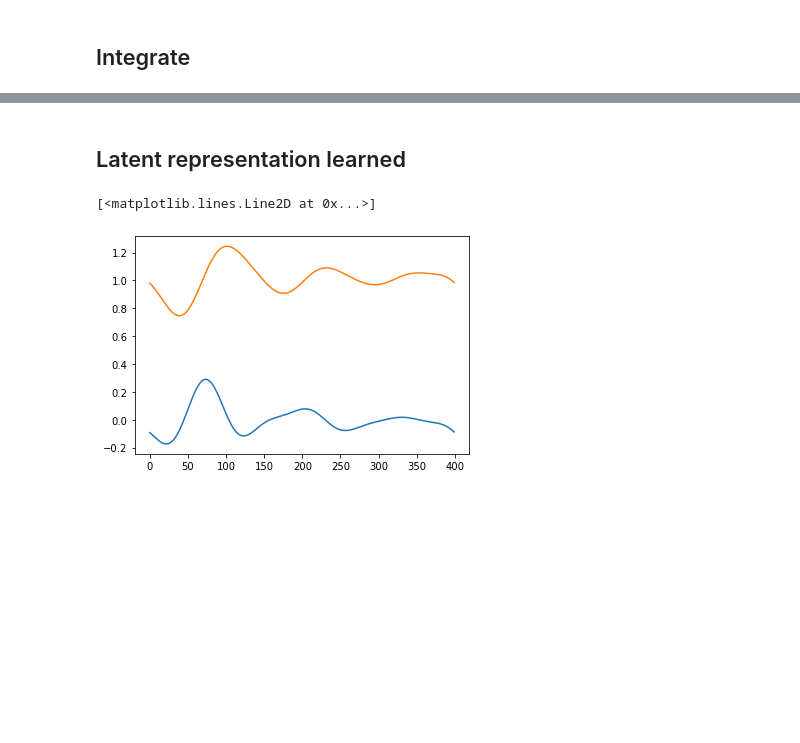
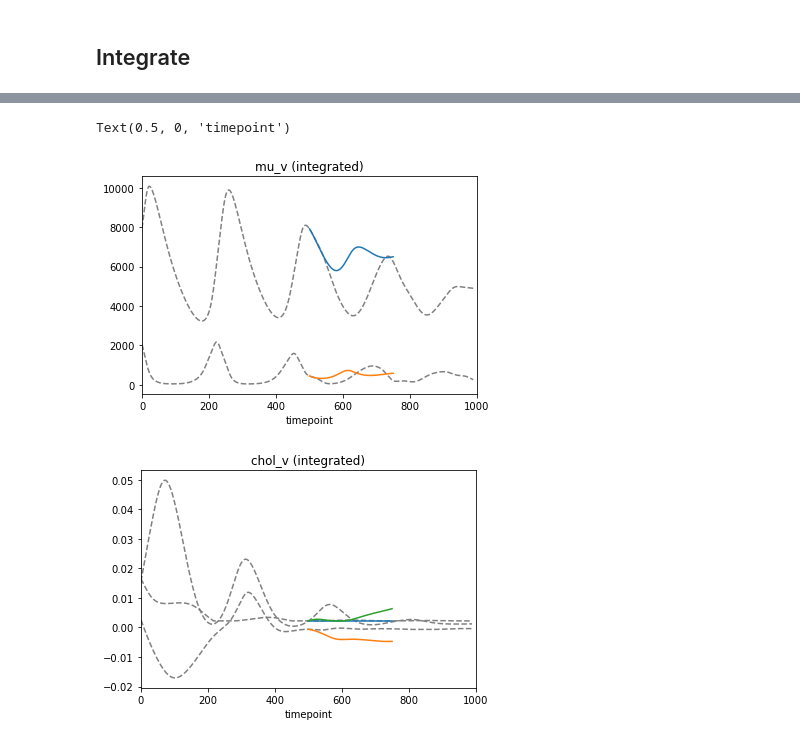
Before and after one commit to smrfeld/phys_dbd, a Jupyter notebook: example/gauss_simple/main_analyze.ipynb, the cells around one changed output, grey strips where cells are left out. Cells and saved outputs as stored; diff of their text form; code cells hidden in the pictures; blank space fills up the shorter version.

```diff
--- a/example/gauss_simple/main_analyze.ipynb
+++ b/example/gauss_simple/main_analyze.ipynb
@@ -279,14 +138,0 @@ model_trained.load_weights("trained_compare/weights_lowest_val")
-# %%
-params_traj = ParamsTraj.fromFile("cache/cache_filtered/%s.txt" % "ip3_0p600", nv=2, nh=1)
-
-tpt_start = 0
-params_start = params_traj.params_traj[tpt_start]
-
-params_traj_int = model.integrate(
-    params_start=params_start,
-    tpt_start=tpt_start,
-    no_steps=400,
-    time_interval=0.1,
-    output_mean=td.train_outputs_mean,
-    output_std_dev=td.train_outputs_std_dev
-)
@@ -422,17 +139,31 @@ plt.plot(x)
-# %% [markdown]
-## Latent representation learned
-# %%
-input0 = {
-    "tpt": np.reshape(np.arange(0,400).astype('float32'),newshape=(400,1))
-    }
-muh_lyr = model_trained.compare_lyr.params0toParams.layer_muh["0"]
-muh_output0 = muh_lyr(input0).numpy()
-varh_diag_lyr = model_trained.compare_lyr.params0toParams.layer_varh_diag["0"]
-varh_diag_output0 = varh_diag_lyr(input0).numpy()
-
-plt.figure()
-plt.plot(muh_output0)
-plt.plot(varh_diag_output0)
-# %% [output]
-[<matplotlib.lines.Line2D at 0x...>]
-[figure, removed]
+# %%
+params0_int = [un_normalize_param(p) for p in params0_norm_int]
+
+# Import params traj
+params0_traj_filtered = Params0GaussTraj.fromFile("cache/cache_params_filtered.txt", nv=2)
+
+tpts_int = np.arange(tpt_start,tpt_start+len(params0_int))
+
+plt.figure()
+plt.plot([x.mu_v[0] for x in params0_traj_filtered.params0_traj], color="gray", linestyle="dashed")
+plt.plot([x.mu_v[1] for x in params0_traj_filtered.params0_traj], color="gray", linestyle="dashed")
+plt.plot(tpts_int,[x.mu_v[0] for x in params0_int])
+plt.plot(tpts_int,[x.mu_v[1] for x in params0_int])
+plt.xlim(0,1000)
+plt.title("mu_v (integrated)")
+plt.xlabel("timepoint")
+
+plt.figure()
+plt.plot([x.chol_v[0,0] for x in params0_traj_filtered.params0_traj], color="gray", linestyle="dashed")
+plt.plot([x.chol_v[1,0] for x in params0_traj_filtered.params0_traj], color="gray", linestyle="dashed")
+plt.plot([x.chol_v[1,1] for x in params0_traj_filtered.params0_traj], color="gray", linestyle="dashed")
+plt.plot(tpts_int,[x.chol_v[0,0] for x in params0_int])
+plt.plot(tpts_int,[x.chol_v[1,0] for x in params0_int])
+plt.plot(tpts_int,[x.chol_v[1,1] for x in params0_int])
+plt.xlim(0,1000)
+plt.title("chol_v (integrated)")
+plt.xlabel("timepoint")
+# %% [output]
+Text(0.5, 0, 'timepoint')
+[figure, added]
+[figure, added]
```
Also changed, not shown: parts of 33 cells of this notebook, 18 other files.
